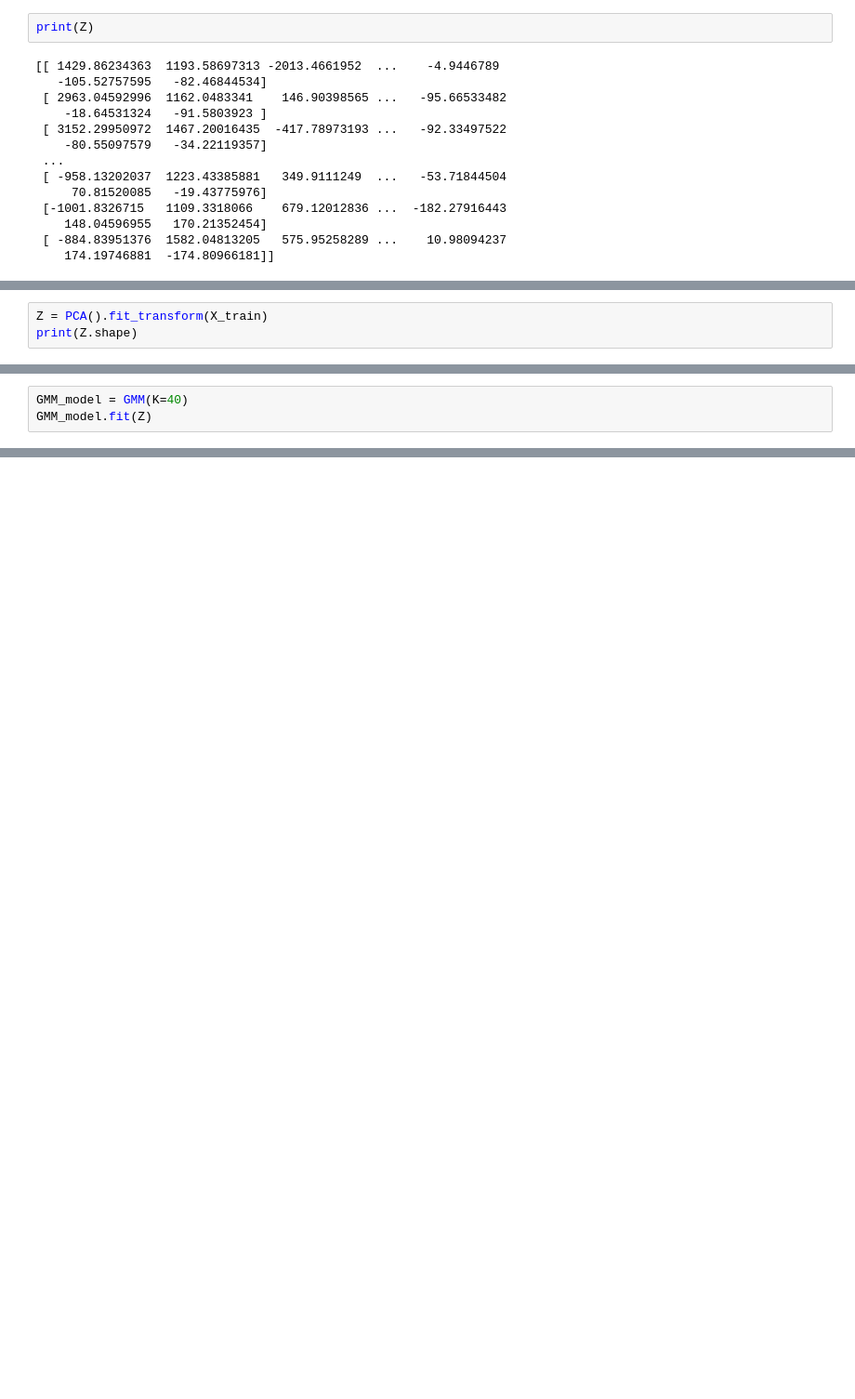
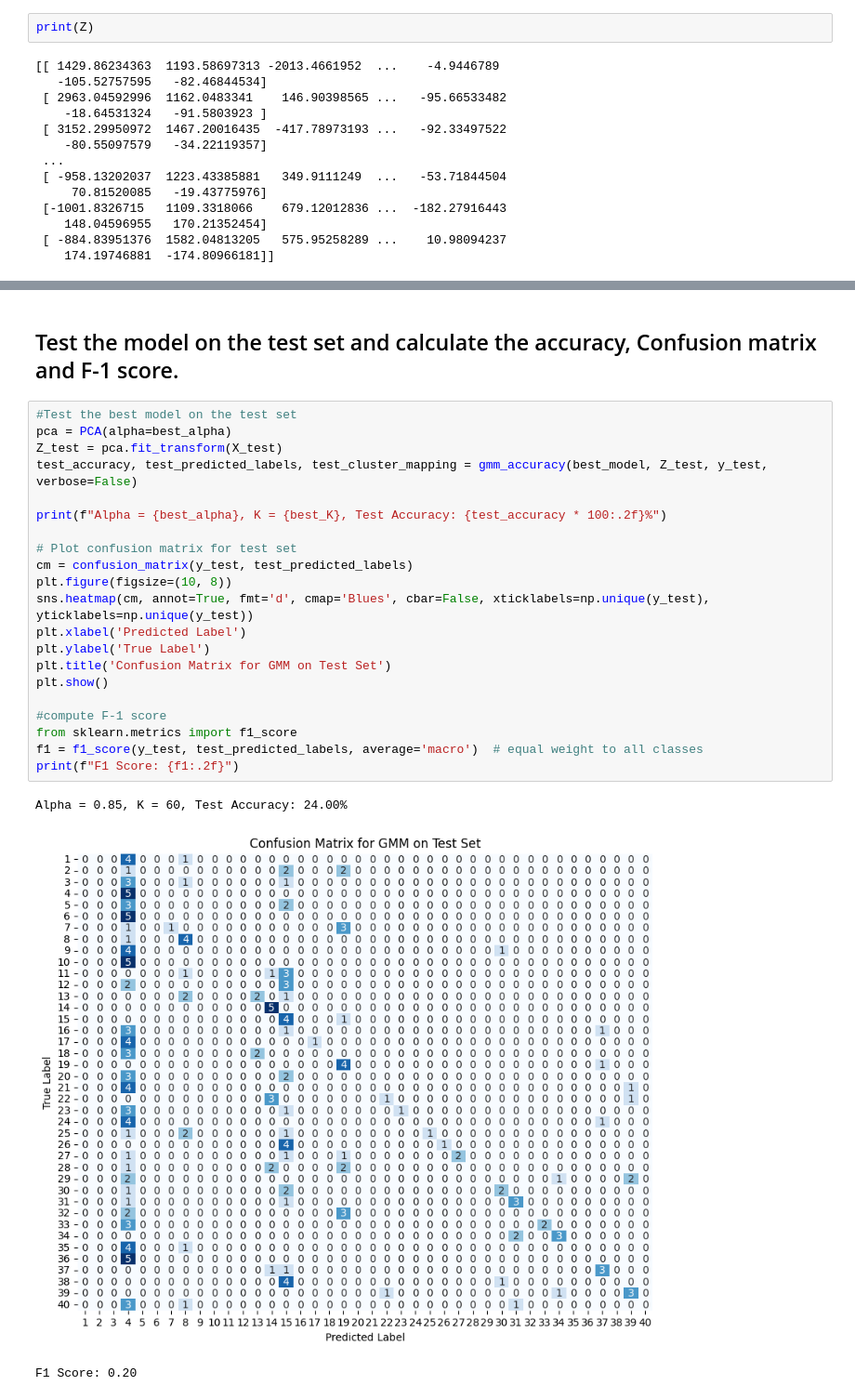
Before and after one commit to Into-To-AI/Face-Recognition, a Jupyter notebook: train.ipynb, the cells around one changed output, grey strips where cells are left out. Shown at 93% size. Cells and saved outputs as stored; diff of their text form; blank space fills up the shorter version.

Commit message:
GMM DONE accuracy 24

```diff
--- a/train.ipynb
+++ b/train.ipynb
@@ -500,6 +501,3 @@ class GMM:
     def predict(self, X):
         self._e_step(X)
         return np.argmax(self.responsibilities, axis=1)
-# %%
-Z = PCA().fit_transform(X_train)
-print(Z.shape)
@@ -508,3 +503,0 @@ print(Z.shape)
-# %%
-GMM_model = GMM(K=40)
-GMM_model.fit(Z)
@@ -842,0 +643,27 @@ plt.show()
+# %% [markdown]
+## Test the model on the test set and calculate the accuracy, Confusion matrix and F-1 score.
+# %%
+#Test the best model on the test set
+pca = PCA(alpha=best_alpha)
+Z_test = pca.fit_transform(X_test)
+test_accuracy, test_predicted_labels, test_cluster_mapping = gmm_accuracy(best_model, Z_test, y_test, verbose=False)
+
+print(f"Alpha = {best_alpha}, K = {best_K}, Test Accuracy: {test_accuracy * 100:.2f}%")
+
+# Plot confusion matrix for test set
+cm = confusion_matrix(y_test, test_predicted_labels)
+plt.figure(figsize=(10, 8))
+sns.heatmap(cm, annot=True, fmt='d', cmap='Blues', cbar=False, xticklabels=np.unique(y_test), yticklabels=np.unique(y_test))
+plt.xlabel('Predicted Label')
+plt.ylabel('True Label')
+plt.title('Confusion Matrix for GMM on Test Set')
+plt.show()
+
+#compute F-1 score
+from sklearn.metrics import f1_score
+f1 = f1_score(y_test, test_predicted_labels, average='macro')  # equal weight to all classes
+print(f"F1 Score: {f1:.2f}")
+# %% [output]
+Alpha = 0.85, K = 60, Test Accuracy: 24.00%
+[figure, added]
+F1 Score: 0.20
```
Also changed, not shown: parts of 18 cells of this notebook, 5 other files.
